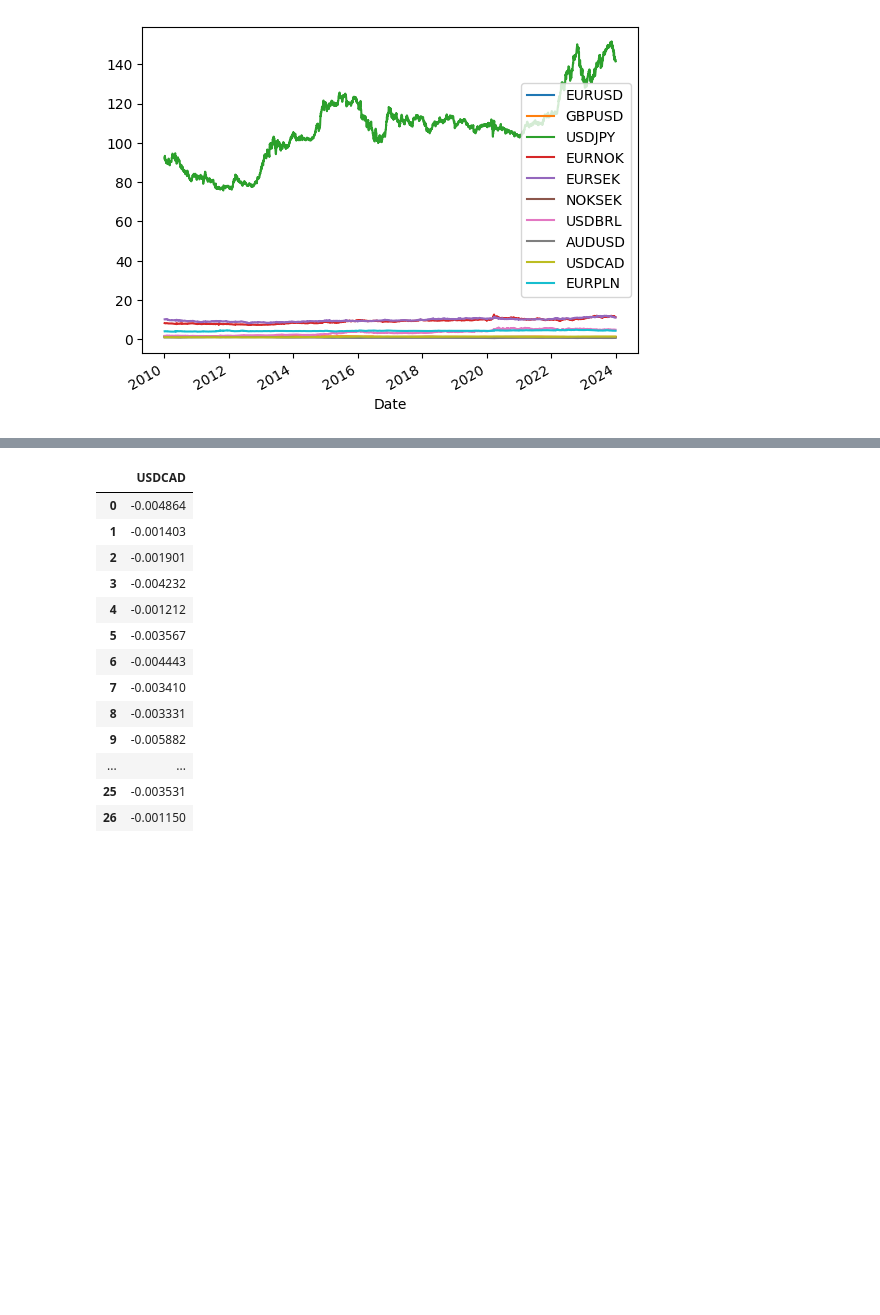
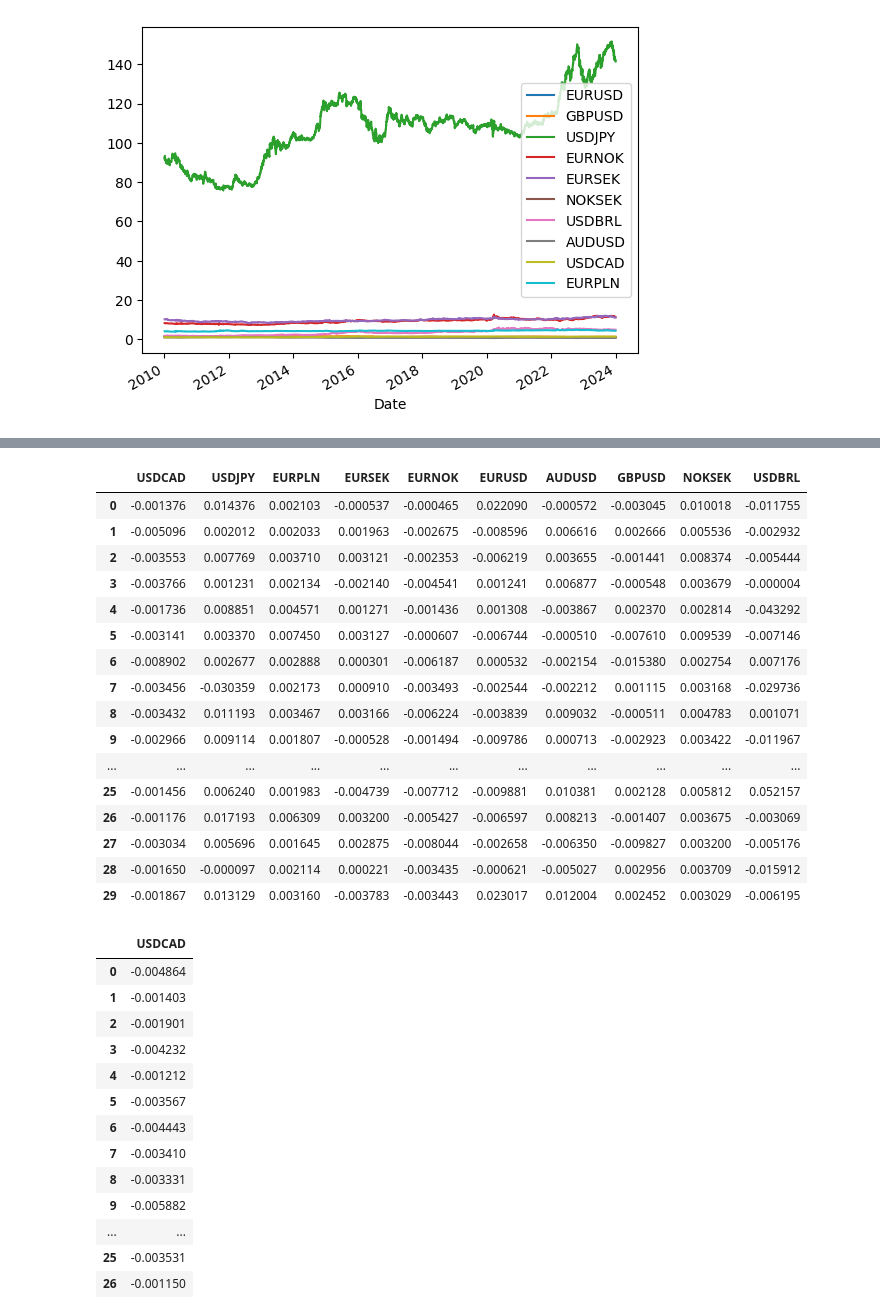
Before and after one commit to vtisserand/rbm, a Jupyter notebook: nbs/rbm.ipynb, the cells around one changed output, grey strips where cells are left out. Drawn from its saved outputs; the diff is of its cells as text; code cells hidden in the pictures; blank space fills up the shorter version.

```diff
--- a/nbs/rbm.ipynb
+++ b/nbs/rbm.ipynb
@@ -132,6 +139,26 @@ synth.columns = features.columns
 min_max = get_min_max_info(df)
 # %%
 res = to_float(synth, min_max)
+# %%
+res
+# %% [output]
+|  | USDCAD | USDJPY | EURPLN | EURSEK | EURNOK | EURUSD | AUDUSD | GBPUSD | NOKSEK | USDBRL |
+| 0 | -0.001376 | 0.014376 | 0.002103 | -0.000537 | -0.000465 | 0.022090 | -0.000572 | -0.003045 | 0.010018 | -0.011755 |
+| 1 | -0.005096 | 0.002012 | 0.002033 | 0.001963 | -0.002675 | -0.008596 | 0.006616 | 0.002666 | 0.005536 | -0.002932 |
+| 2 | -0.003553 | 0.007769 | 0.003710 | 0.003121 | -0.002353 | -0.006219 | 0.003655 | -0.001441 | 0.008374 | -0.005444 |
+| 3 | -0.003766 | 0.001231 | 0.002134 | -0.002140 | -0.004541 | 0.001241 | 0.006877 | -0.000548 | 0.003679 | -0.000004 |
+| 4 | -0.001736 | 0.008851 | 0.004571 | 0.001271 | -0.001436 | 0.001308 | -0.003867 | 0.002370 | 0.002814 | -0.043292 |
+| 5 | -0.003141 | 0.003370 | 0.007450 | 0.003127 | -0.000607 | -0.006744 | -0.000510 | -0.007610 | 0.009539 | -0.007146 |
+| 6 | -0.008902 | 0.002677 | 0.002888 | 0.000301 | -0.006187 | 0.000532 | -0.002154 | -0.015380 | 0.002754 | 0.007176 |
+| 7 | -0.003456 | -0.030359 | 0.002173 | 0.000910 | -0.003493 | -0.002544 | -0.002212 | 0.001115 | 0.003168 | -0.029736 |
+| 8 | -0.003432 | 0.011193 | 0.003467 | 0.003166 | -0.006224 | -0.003839 | 0.009032 | -0.000511 | 0.004783 | 0.001071 |
+| 9 | -0.002966 | 0.009114 | 0.001807 | -0.000528 | -0.001494 | -0.009786 | 0.000713 | -0.002923 | 0.003422 | -0.011967 |
+| ... | ... | ... | ... | ... | ... | ... | ... | ... | ... | ... |
+| 25 | -0.001456 | 0.006240 | 0.001983 | -0.004739 | -0.007712 | -0.009881 | 0.010381 | 0.002128 | 0.005812 | 0.052157 |
+| 26 | -0.001176 | 0.017193 | 0.006309 | 0.003200 | -0.005427 | -0.006597 | 0.008213 | -0.001407 | 0.003675 | -0.003069 |
+| 27 | -0.003034 | 0.005696 | 0.001645 | 0.002875 | -0.008044 | -0.002658 | -0.006350 | -0.009827 | 0.003200 | -0.005176 |
+| 28 | -0.001650 | -0.000097 | 0.002114 | 0.000221 | -0.003435 | -0.000621 | -0.005027 | 0.002956 | 0.003709 | -0.015912 |
+| 29 | -0.001867 | 0.013129 | 0.003160 | -0.003783 | -0.003443 | 0.023017 | 0.012004 | 0.002452 | 0.003029 | -0.006195 |
 # %%
 instr='USDCAD'
 # %%
```
Also changed, not shown: parts of 8 cells of this notebook, 2 other files.
